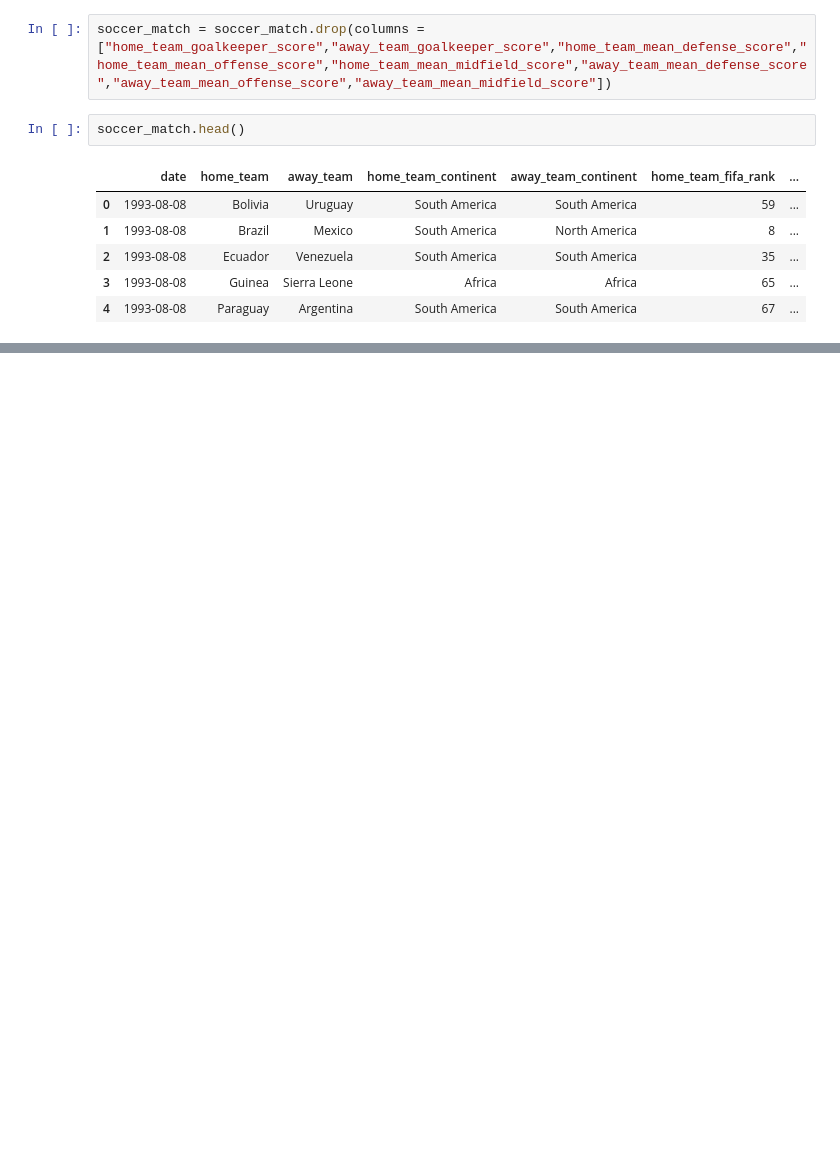
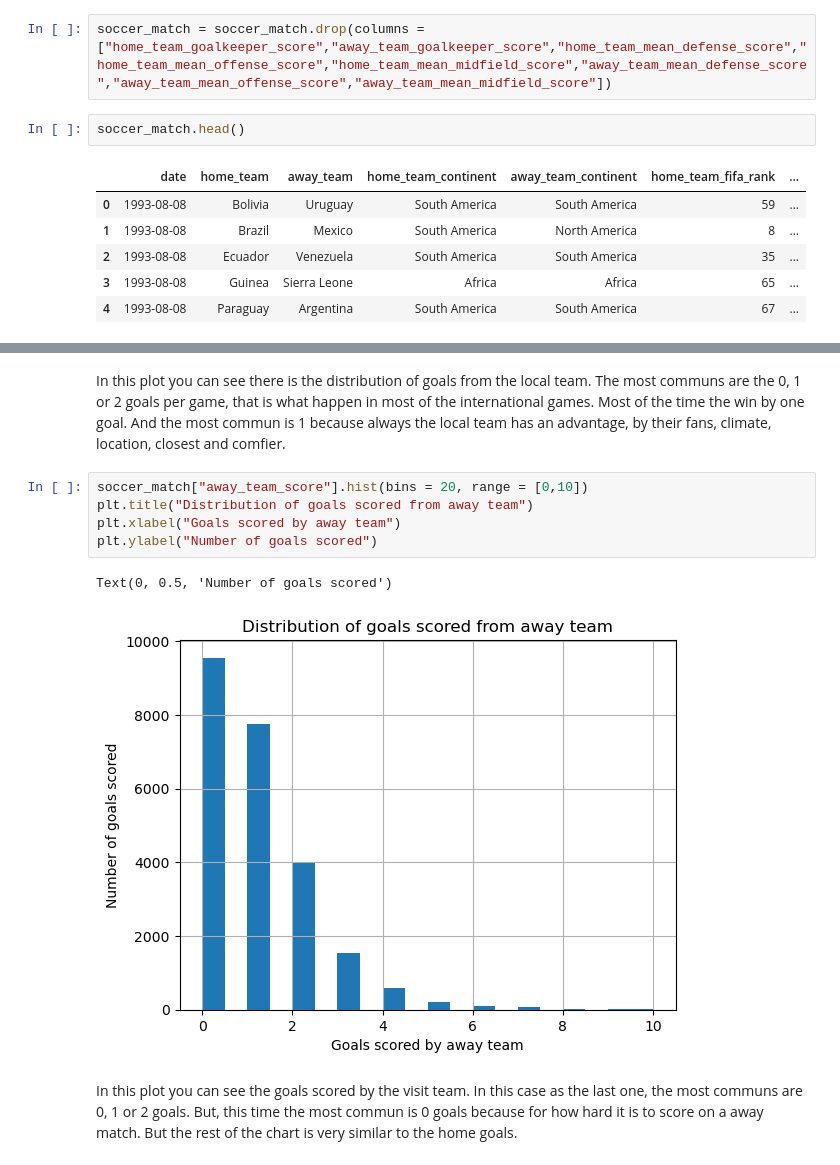
Before and after one commit to Jesusgsc29/International-Soccer-Matches, a Jupyter notebook: DataScienceProject.ipynb, the cells around one changed output, grey strips where cells are left out. Drawn from its saved outputs; the diff is of its cells as text; blank space fills up the shorter version.

```diff
--- a/DataScienceProject.ipynb
+++ b/DataScienceProject.ipynb
@@ -30,0 +63,12 @@ soccer_match.head()
+# %% [markdown]
+In this plot you can see there is the distribution of goals from the local team. The most communs are the 0, 1 or 2 goals per game, that is what happen in most of the international games. Most of the time the win by one goal. And the most commun is 1 because always the local team has an advantage, by their fans, climate, location, closest and comfier.
+# %%
+soccer_match["away_team_score"].hist(bins = 20, range = [0,10])
+plt.title("Distribution of goals scored from away team")
+plt.xlabel("Goals scored by away team")
+plt.ylabel("Number of goals scored")
+# %% [output]
+Text(0, 0.5, 'Number of goals scored')
+[figure, added]
+# %% [markdown]
+In this plot you can see the goals scored by the visit team. In this case as the last one, the most communs are 0, 1 or 2 goals. But, this time the most commun is 0 goals because for how hard it is to score on a away match. But the rest of the chart is very similar to the home goals.
```
Also changed, not shown: parts of 7 cells of this notebook.
